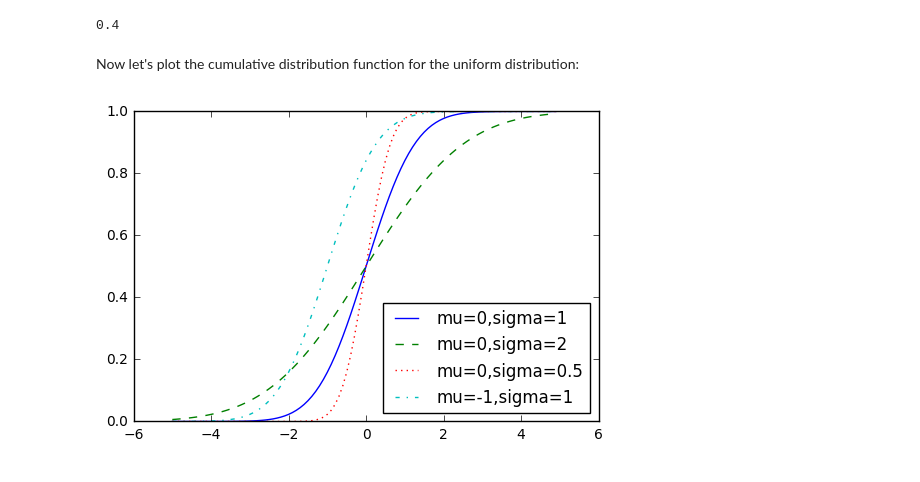
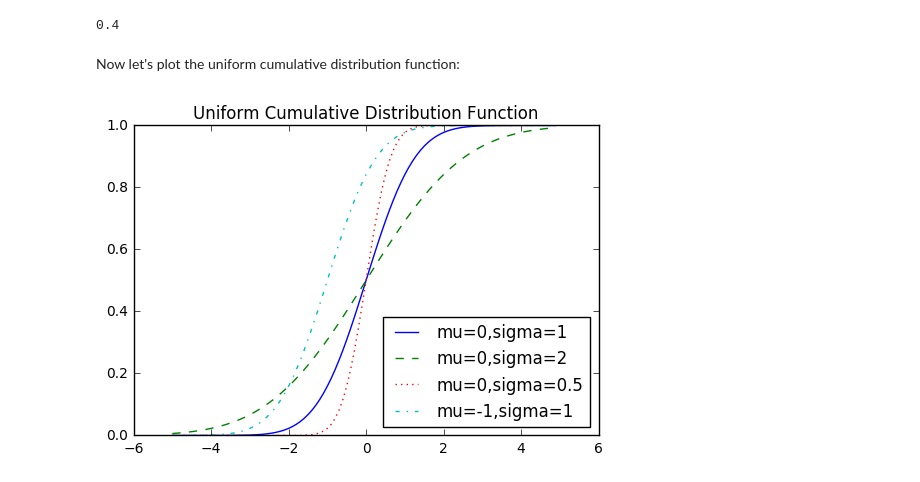
Before and after one commit to bgroveben/DataScienceFromScratch, a Jupyter notebook: 6_Chapter_Probability.ipynb, the cells around one changed output. Cells and saved outputs as stored; diff of their text form; code cells hidden in the pictures.

```diff
--- a/6_Chapter_Probability.ipynb
+++ b/6_Chapter_Probability.ipynb
@@ -142,20 +162,21 @@ uniform_cdf(0.4)
 # %% [output]
 0.4
 # %% [markdown]
-Now let's plot the cumulative distribution function for the uniform distribution:
+Now let's plot the uniform cumulative distribution function:
 # %%
 def normal_cdf(x, mu=0, sigma=1):
     return (1 + math.erf((x - mu) / math.sqrt(2) / sigma)) / 2
 # %%
 def plot_normal_cdfs(plt):
     xs = [x / 10.0 for x in range(-50, 50)]
     plt.plot(xs,[normal_cdf(x,sigma=1) for x in xs],'-',label='mu=0,sigma=1')
     plt.plot(xs,[normal_cdf(x,sigma=2) for x in xs],'--',label='mu=0,sigma=2')
     plt.plot(xs,[normal_cdf(x,sigma=0.5) for x in xs],':',label='mu=0,sigma=0.5')
     plt.plot(xs,[normal_cdf(x,mu=-1) for x in xs],'-.',label='mu=-1,sigma=1')
     plt.legend(loc=4) # bottom right
+    plt.title("Uniform Cumulative Distribution Function")
     plt.show()
 
 plot_normal_cdfs(plt)
 # %% [output]
-[figure, old version]
+[figure, new version]
```
Also changed, not shown: parts of 3 cells of this notebook.
